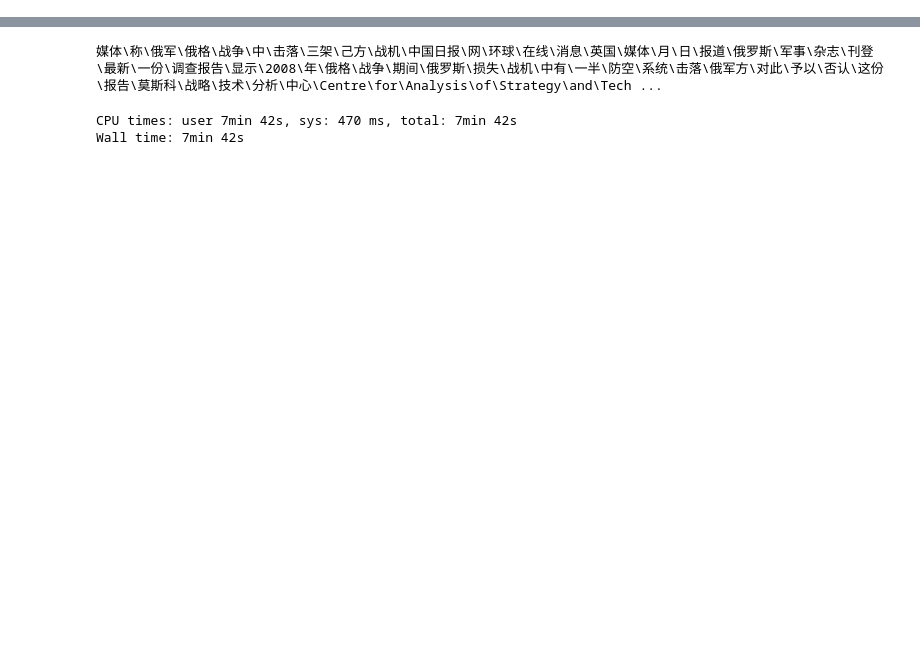
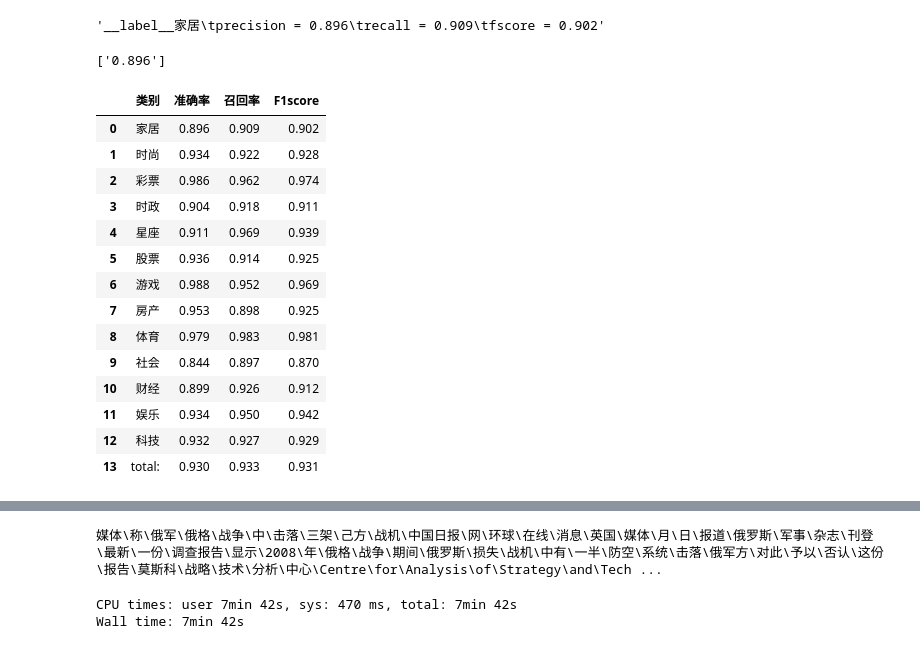
Before and after one commit to DreamerDiWu/paper, a Jupyter notebook: test_notebook.ipynb, the cells around one changed output, grey strips where cells are left out. Drawn from its saved outputs; the diff is of its cells as text; code cells hidden in the pictures; blank space fills up the shorter version.

```diff
--- a/test_notebook.ipynb
+++ b/test_notebook.ipynb
@@ -2,0 +111,5 @@ import jieba
+# %%
+label_pt = re.compile("__label__.+")
+with open("tokened/test_token.txt", 'r', encoding='UTF-8') as f:
+    lines = f.readlines()
+true_labels = [label_pt.findall(line)[0] for line in lines]
@@ -2,0 +266,20 @@ import jieba
+# %%
+s.split('\n')[0]
+# %% [output]
+'__label__家居\tprecision = 0.896\trecall = 0.909\tfscore = 0.902'
+# %%
+value_pt = re.compile("= (.+)")
+label_pt = re.compile("__label__(.+)")
+# %%
+value_pt.findall('precision = 0.896')
+# %% [output]
+['0.896']
+# %%
+d = defaultdict(list)
+value = lambda x: value_pt.findall(x)[0]
+for line in s.split('\n'):
+    label, p, r, f = line.split('\t')
+    d['类别'].append(label_pt.findall(label)[0])
+    d['准确率'].append(value(p))
+    d['召回率'].append(value(r))
+    d['F1score'].append(value(f))
@@ -2,0 +288,18 @@ import jieba
+# %%
+pd.DataFrame(d, columns='类别，准确率，召回率，F1score'.split('，'))
+# %% [output]
+|  | 类别 | 准确率 | 召回率 | F1score |
+| 0 | 家居 | 0.896 | 0.909 | 0.902 |
+| 1 | 时尚 | 0.934 | 0.922 | 0.928 |
+| 2 | 彩票 | 0.986 | 0.962 | 0.974 |
+| 3 | 时政 | 0.904 | 0.918 | 0.911 |
+| 4 | 星座 | 0.911 | 0.969 | 0.939 |
+| 5 | 股票 | 0.936 | 0.914 | 0.925 |
+| 6 | 游戏 | 0.988 | 0.952 | 0.969 |
+| 7 | 房产 | 0.953 | 0.898 | 0.925 |
+| 8 | 体育 | 0.979 | 0.983 | 0.981 |
+| 9 | 社会 | 0.844 | 0.897 | 0.870 |
+| 10 | 财经 | 0.899 | 0.926 | 0.912 |
+| 11 | 娱乐 | 0.934 | 0.950 | 0.942 |
+| 12 | 科技 | 0.932 | 0.927 | 0.929 |
+| 13 | total: | 0.930 | 0.933 | 0.931 |
```
Also changed, not shown: parts of 154 cells of this notebook, 2 other files.
